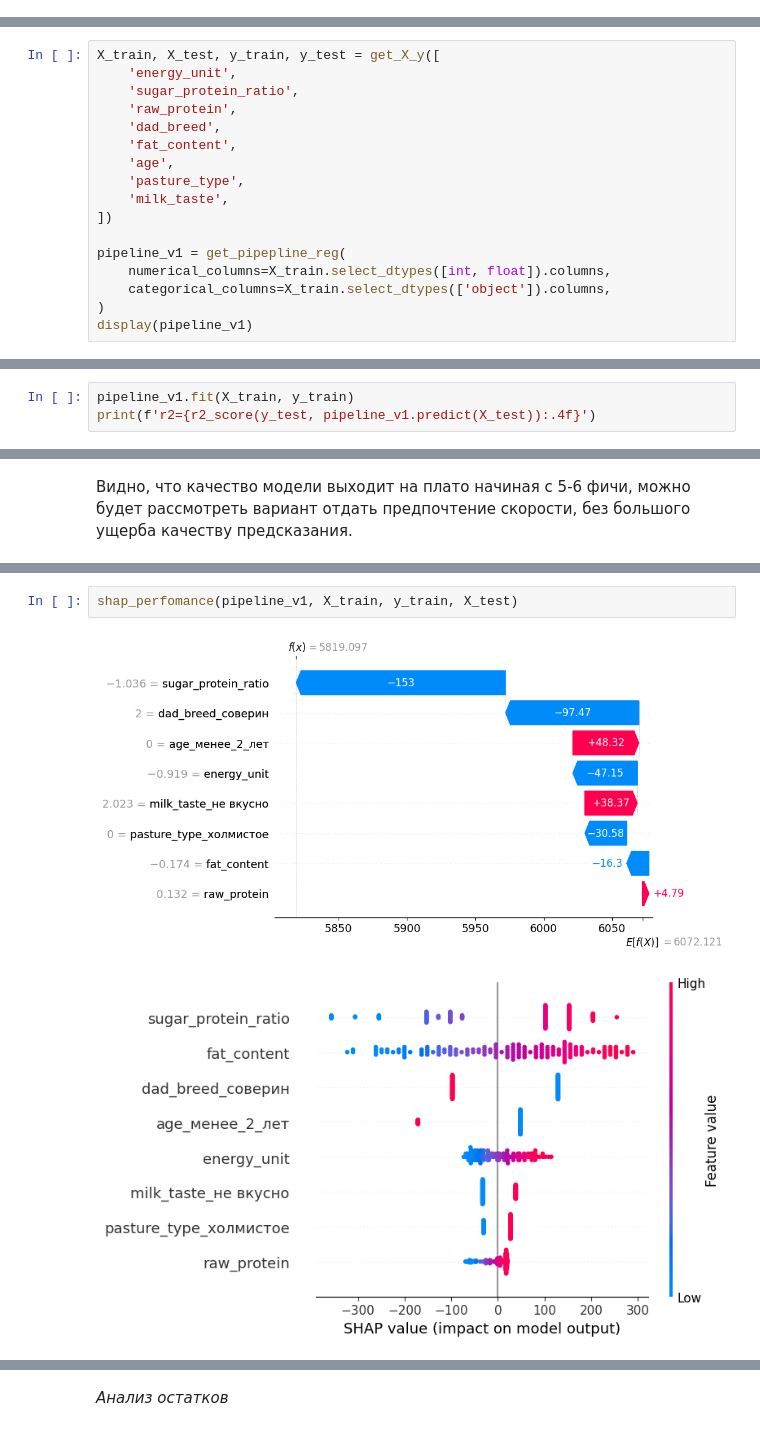
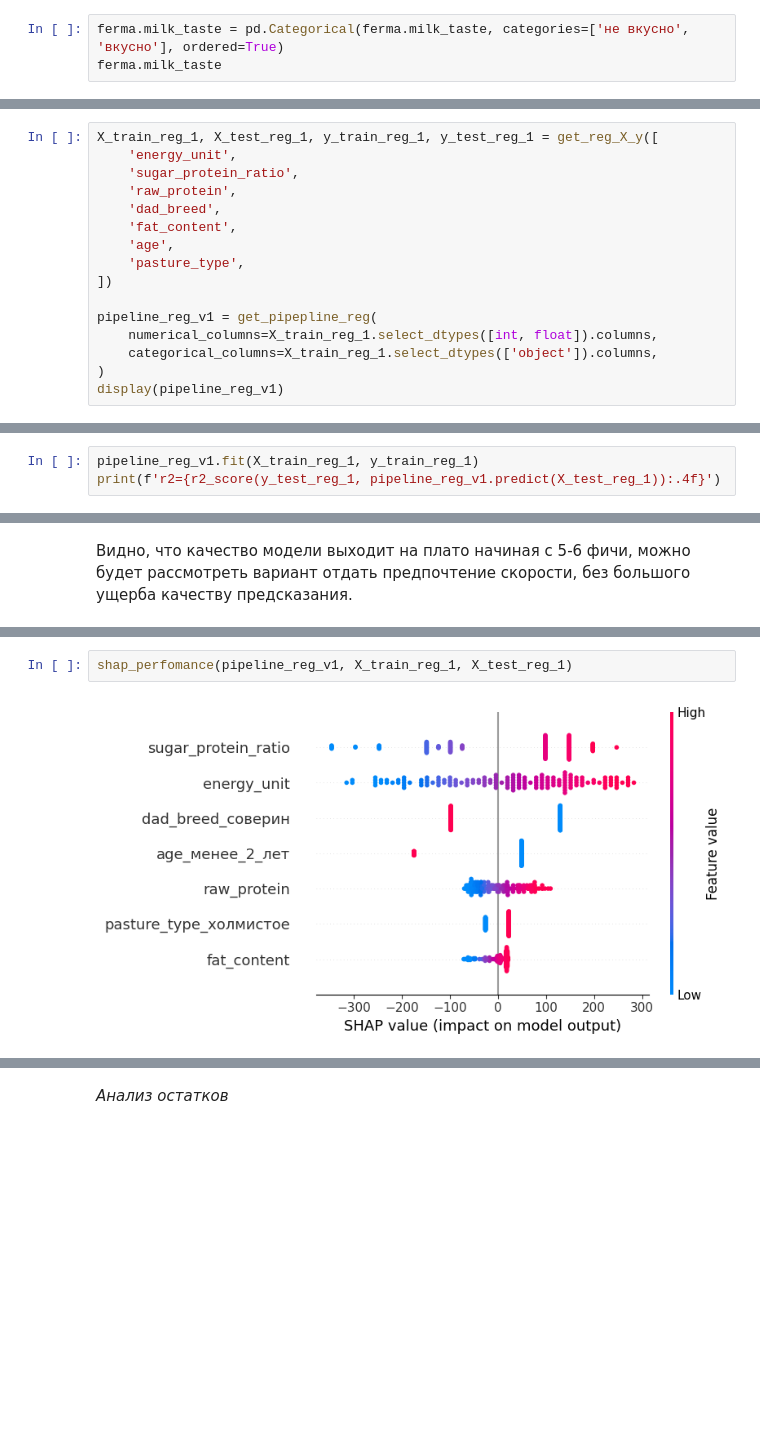
Before and after one commit to GrishaTS/Ya-Practicum-DS, a Jupyter notebook: 5. Линейные модели в машинном обучении/linear_models.ipynb, the cells around one changed output, grey strips where cells are left out. Drawn from its saved outputs; the diff is of its cells as text; blank space fills up the shorter version.

```diff
--- a/5. Линейные модели в машинном обучении/linear_models.ipynb
+++ b/5. Линейные модели в машинном обучении/linear_models.ipynb
@@ -553,0 +518,3 @@ _____
+# %%
+ferma.milk_taste = pd.Categorical(ferma.milk_taste, categories=['не вкусно', 'вкусно'], ordered=True)
+ferma.milk_taste
@@ -1068,7 +1038,7 @@ def analyze_residuals_with_normalized_kde(model, X_test, y_test, nbinsx=None):
 # %% [markdown]
 *Собираем модель*
 # %%
-X_train, X_test, y_train, y_test = get_X_y([
+X_train_reg_1, X_test_reg_1, y_train_reg_1, y_test_reg_1 = get_reg_X_y([
     'energy_unit',
     'sugar_protein_ratio',
     'raw_protein',
@@ -1076,14 +1046,13 @@ X_train, X_test, y_train, y_test = get_X_y([
     'fat_content',
     'age',
     'pasture_type',
-    'milk_taste',
 ])
 
-pipeline_v1 = get_pipepline_reg(
-    numerical_columns=X_train.select_dtypes([int, float]).columns,
-    categorical_columns=X_train.select_dtypes(['object']).columns,
+pipeline_reg_v1 = get_pipepline_reg(
+    numerical_columns=X_train_reg_1.select_dtypes([int, float]).columns,
+    categorical_columns=X_train_reg_1.select_dtypes(['object']).columns,
 )
-display(pipeline_v1)
+display(pipeline_reg_v1)
 # %% [output]
 Pipeline(steps=[('preprocessor',
                  ColumnTransformer(transformers=[('numerical',
@@ -1106,6 +1075,6 @@ Pipeline(steps=[('preprocessor',
 # %% [markdown]
 *Обучаем и выводим качество модели*
 # %%
-pipeline_v1.fit(X_train, y_train)
-print(f'r2={r2_score(y_test, pipeline_v1.predict(X_test)):.4f}')
+pipeline_reg_v1.fit(X_train_reg_1, y_train_reg_1)
+print(f'r2={r2_score(y_test_reg_1, pipeline_reg_v1.predict(X_test_reg_1)):.4f}')
 # %% [output]
@@ -1129,6 +1090,5 @@ array([1, 1, 1, 1, 1, 1, 1, 1])
-# %%
-shap_perfomance(pipeline_v1, X_train, y_train, X_test)
-# %% [output]
-[figure, removed]
-[figure, removed]
+# %%
+shap_perfomance(pipeline_reg_v1, X_train_reg_1, X_test_reg_1)
+# %% [output]
+[figure, added]
 # %% [markdown]
```
Also changed, not shown: parts of 152 cells of this notebook.
